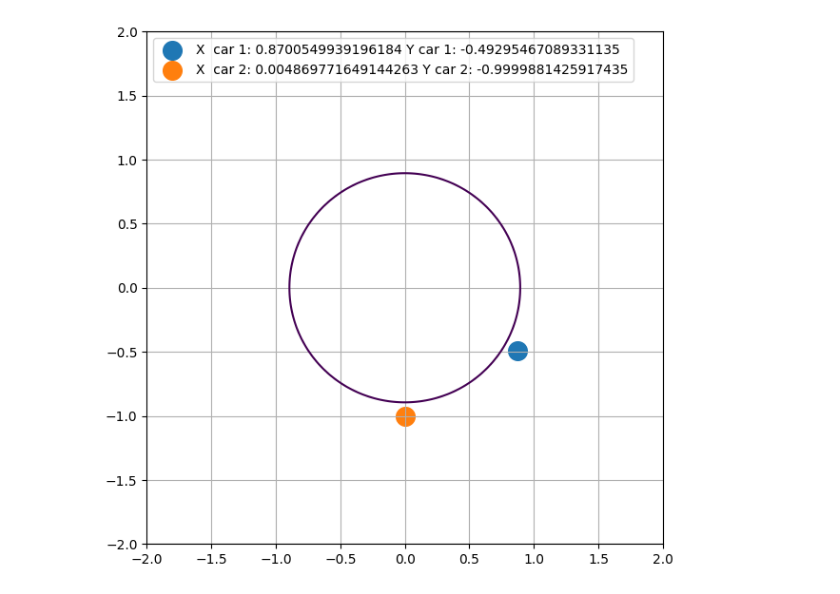
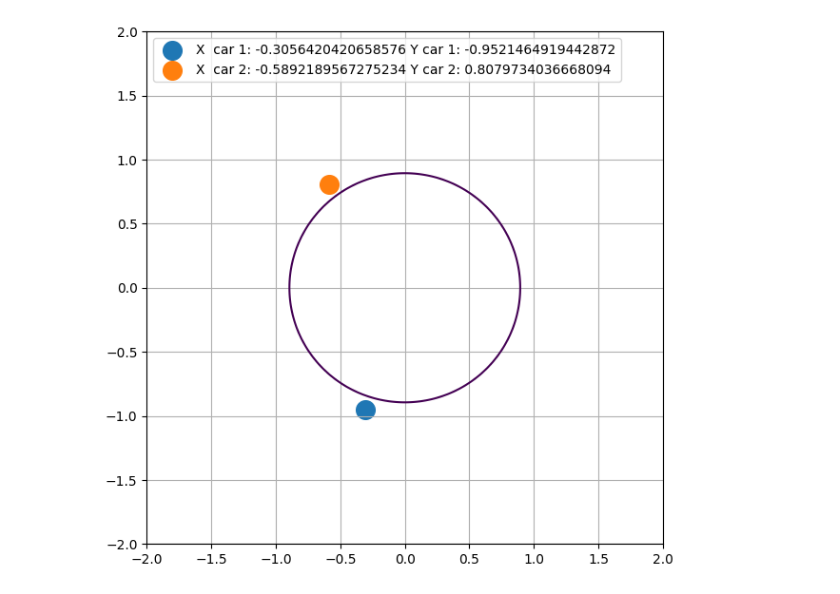
Before and after one commit to AleChiquito/MSc_AI_Projects, a Jupyter notebook: Python_basics/car_circle.ipynb, the cells around one changed output. Cells and saved outputs as stored; diff of their text form; code cells hidden in the pictures.

```diff
--- a/Python_basics/car_circle.ipynb
+++ b/Python_basics/car_circle.ipynb
@@ -28,33 +28,34 @@ for i in range(200):
 
   x_car2 = math.cos(theta_2)
   y_car2 = math.sin(theta_2)
 
   if (abs(x_car1 - x_car2) < 0.3 and abs(y_car1 - y_car2) < 0.3):
     x_car1 = 0.8*x_car1
     y_car1 = 0.8*y_car1
   if (abs(x_car1 - x_car2) < 0.1 and abs(y_car1 - y_car2) < 0.1):
     x_car1 = 0.6*x_car1
     y_car1 = 0.6*y_car1
+
 
   plt.figure(figsize=(7,7))
   plt.grid()
   plt.contour( a_circle1 , b_circle1 , C_circle1 , [0] )
 
   plt.xlim(-2,2)
   plt.ylim(-2,2)
 
   plt.plot(x_car1, y_car1)
   plt.scatter(x_car1, y_car1, label = 'X  car 1: ' + str(x_car1) + ' Y car 1: '+ str(y_car1), s=200)
 
   plt.plot(x_car2, y_car2)
   plt.scatter(x_car2, y_car2, label = 'X  car 2: ' + str(x_car2) + ' Y car 2: '+ str(y_car2), s=200)
 
   plt.legend(loc="upper left")
   display.clear_output(wait=True)
   plt.show()
 
   epoca += 1
-  theta_1 += 0.25
-  theta_2 += 0.15
+  theta_1 += 0.20
+  theta_2 += 0.10
 # %% [output]
-[figure, old version]
+[figure, new version]
```
Also changed, not shown: 54 other files.
